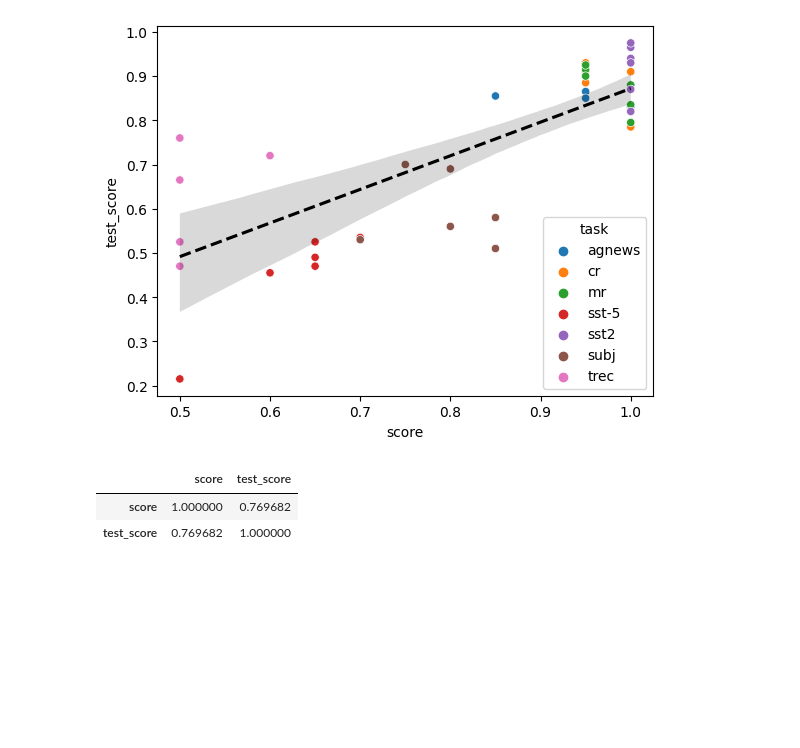
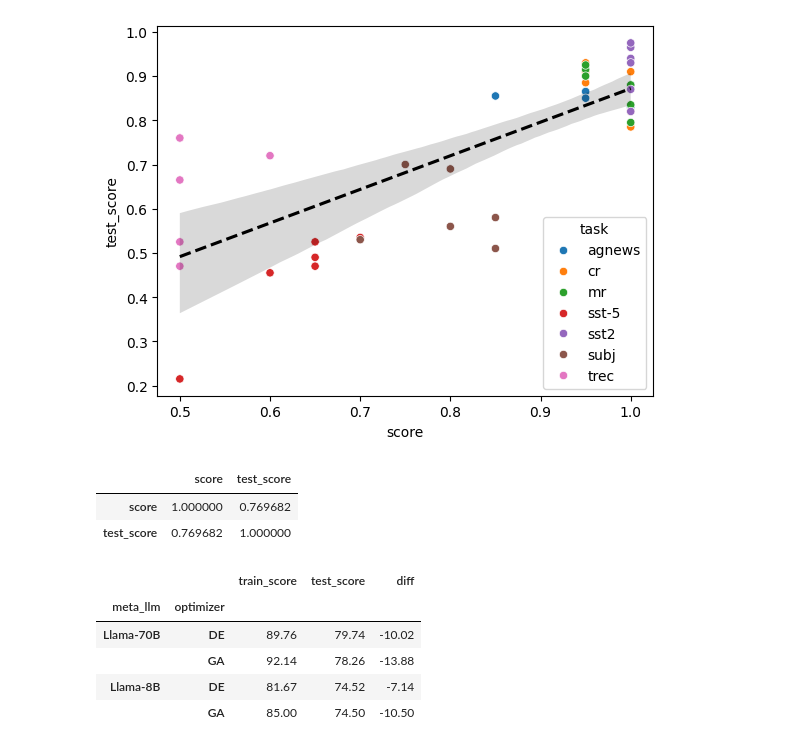
Before and after one commit to finitearth/promptolution, a Jupyter notebook: notebooks/test_train_score_correlation.ipynb, the cells around one changed output. Saved outputs shown, nothing was run; the diff lists cells and outputs as text; code cells hidden in the pictures; blank space fills up the shorter version.

```diff
--- a/notebooks/test_train_score_correlation.ipynb
+++ b/notebooks/test_train_score_correlation.ipynb
@@ -124,0 +141,24 @@ df1.corr()
+# %%
+df1.loc[df1["meta_llm"]=="meta-llama/Meta-Llama-3-70B-Instruct", "meta_llm"] = "Llama-70B"
+df1.loc[df1["evaluation_llm"]=="meta-llama/Meta-Llama-3-70B-Instruct", "evaluation_llm"] = "Llama-70B"
+df1.loc[df1["meta_llm"]=="meta-llama/Meta-Llama-3-8B-Instruct", "meta_llm"] = "Llama-8B"
+df1.loc[df1["evaluation_llm"]=="meta-llama/Meta-Llama-3-8B-Instruct", "evaluation_llm"] = "Llama-8B"
+df1.loc[df1["optimizer"]=="evopromptde", "optimizer"] = "DE"
+df1.loc[df1["optimizer"]=="evopromptga", "optimizer"] = "GA"
+# %%
+df1["score"] *= 100
+df1["test_score"] *= 100
+# %%
+df1["diff"] = df1["test_score"] - df1["score"]
+df1 = df1.rename(columns={"score": "train_score"})
+# %%
+diff_df = df1.groupby(["task", "optimizer", "meta_llm", "evaluation_llm"]).mean().reset_index().drop(["random_seed", "evaluation_llm"], axis=1).round(2)
+# %%
+diff_df.groupby(["meta_llm", "optimizer"]).mean(numeric_only=True).round(2)
+# %% [output]
+|  |  | train_score | test_score | diff |
+| meta_llm | optimizer |  |  |  |
+| Llama-70B | DE | 89.76 | 79.74 | -10.02 |
+|  | GA | 92.14 | 78.26 | -13.88 |
+| Llama-8B | DE | 81.67 | 74.52 | -7.14 |
+|  | GA | 85.00 | 74.50 | -10.50 |
```
Also changed, not shown: parts of 1 cell of this notebook, 1 other file.
